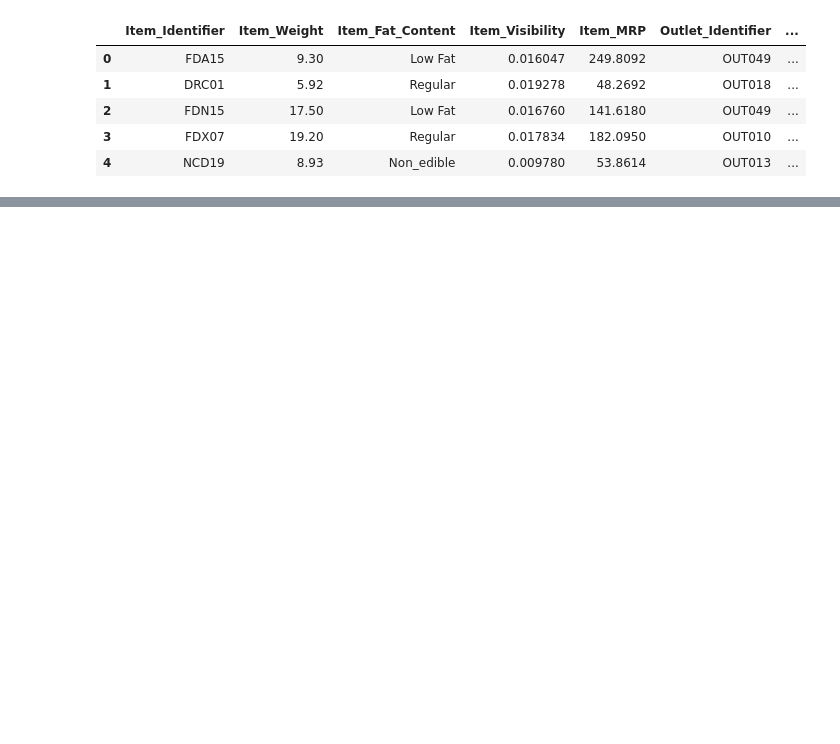
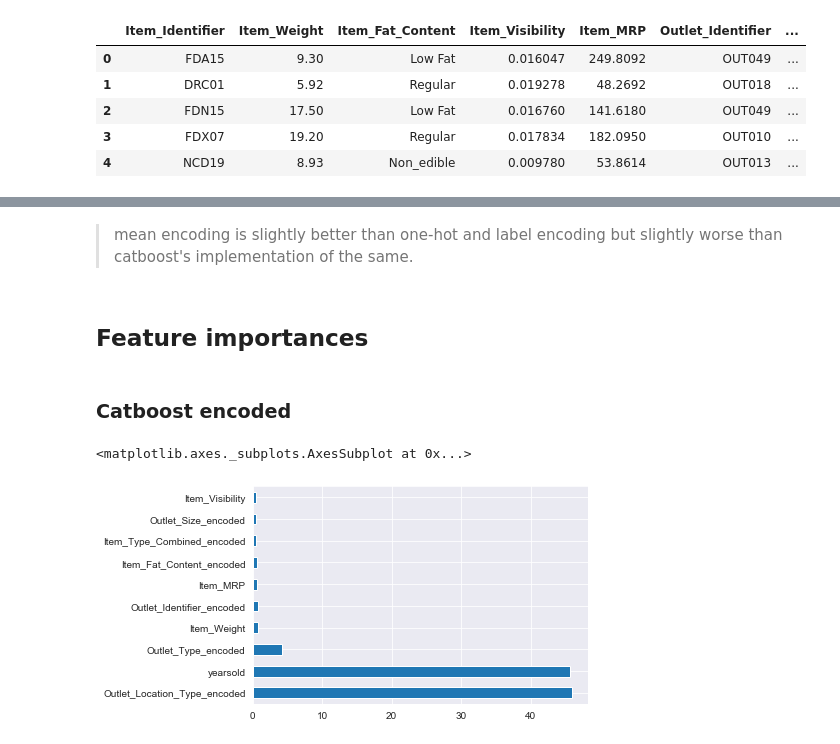
Before and after one commit to KuriaDan/Big-Data-project, a Jupyter notebook: Big_Mart_Sales_Prediction/Big-Mart.ipynb, the cells around one changed output, grey strips where cells are left out. Cells and saved outputs as stored; diff of their text form; code cells hidden in the pictures; blank space fills up the shorter version.

```diff
--- a/Big_Mart_Sales_Prediction/Big-Mart.ipynb
+++ b/Big_Mart_Sales_Prediction/Big-Mart.ipynb
@@ -454,0 +526,12 @@ err:  1081.9577447815084
+# %%
+x = train.drop(columns=['Item_Identifier'])
+# Encoding the categorical features with their corresponding mean of the target variable
+cat_cols = x.select_dtypes(include=['object']).columns
+
+for column in cat_cols:
+    x[column+'_encoded'] = x[column].map(x.groupby(column)['Item_Outlet_Sales'].mean())
+
+
+x = x.drop(columns=cat_cols)
+
+x
@@ -454,0 +552,18 @@ err:  1081.9577447815084
+# %%
+y = x['Item_Outlet_Sales']
+X = x.drop('Item_Outlet_Sales',1)
+
+error=[]
+pred_test = np.zeros(len(test))
+
+fold=KFold(n_splits=5)
+for train_index, test_index in fold.split(X,y):
+    X_train, X_test = X.iloc[train_index], X.iloc[test_index]
+    y_train, y_test = y.iloc[train_index], y.iloc[test_index]
+    cat2  = CatBoostRegressor(verbose= False,random_seed= 1234, use_best_model=True, n_estimators=1000, learning_rate=0.05)
+    cat2.fit(X_train,y_train,eval_set=[(X_train,y_train),(X_test, y_test)])
+    preds=cat2.predict(X_test)
+    print("err: ",np.sqrt(mean_squared_error(y_test,preds)))
+    error.append(np.sqrt(mean_squared_error(y_test,preds)))
+
+np.mean(error)
@@ -454,0 +577,14 @@ err:  1081.9577447815084
+# %% [markdown]
+> mean encoding is slightly better than one-hot and label encoding but slightly worse than catboost's implementation of the same.
+# %% [markdown]
+## Feature importances
+# %% [markdown]
+### Catboost encoded
+# %%
+#Feature importance plot.
+
+feat_importances = pd.Series(cat.feature_importances_, index=X.columns)
+feat_importances.nlargest(10).plot(kind='barh')
+# %% [output]
+<matplotlib.axes._subplots.AxesSubplot at 0x...>
+[figure, added]
```
Also changed, not shown: parts of 27 cells of this notebook, 8 other files.
